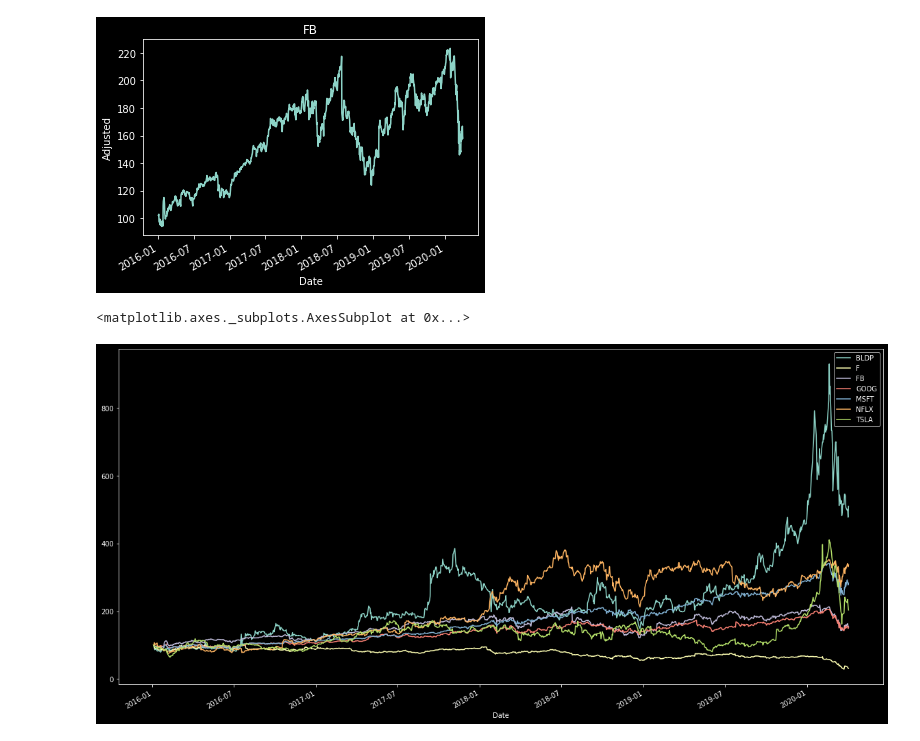
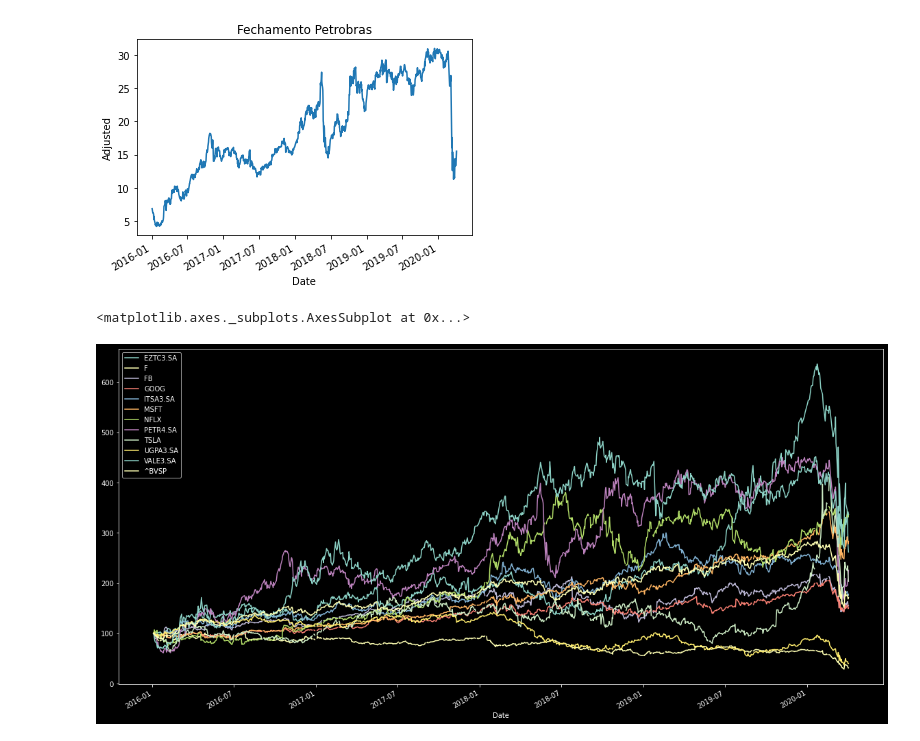
Before and after one commit to mabittar/FinancialData, a Jupyter notebook: technical_analysis/YFinance_Stock_data.ipynb, the cells around one changed output. Cells and saved outputs as stored; diff of their text form; code cells hidden in the pictures.

```diff
--- a/technical_analysis/YFinance_Stock_data.ipynb
+++ b/technical_analysis/YFinance_Stock_data.ipynb
@@ -27,4 +37,4 @@ Successfully installed yfinance-0.1.54
 import pandas as pd
 import yfinance as yf
 # %%
-tickers = ["F", "MSFT", "FB", "NFLX", "GOOG", "BLDP", "TSLA"]
+tickers = ["F", "MSFT", "FB", "NFLX", "GOOG", "TSLA", "^BVSP", "PETR4.SA", "VALE3.SA", "UGPA3.SA", "ITSA3.SA", "EZTC3.SA"]
@@ -118,16 +162,17 @@ many_stocks_daily_returns
 # %%
-stocksclose.dropna(subset=["F"], axis=0, inplace = True) #axis=0 drop row; axis=1 drop collumn
+#this part will be covered in the next seccion, but let's see some examples:
+stocksclose.dropna(subset=["PETR4.SA"], axis=0, inplace = True) #axis=0 drop row; axis=1 drop collumn
 import matplotlib.pyplot as plt
-stocksclose['GOOG'].plot()
+stocksclose['PETR4.SA'].plot()
 plt.xlabel("Date")
 plt.ylabel("Adjusted")
-plt.title("GOOG")
+plt.title("Fechamento Petrobras")
 plt.style.use('dark_background')
 plt.show()
 # %% [output]
-[figure, old version]
+[figure, new version]
 # %%
 (stocksclose / stocksclose.iloc[0] * 100).plot(figsize = (20, 10))
 # %% [output]
 <matplotlib.axes._subplots.AxesSubplot at 0x...>
-[figure, old version]
+[figure, new version]
```
Also changed, not shown: parts of 12 cells of this notebook.
